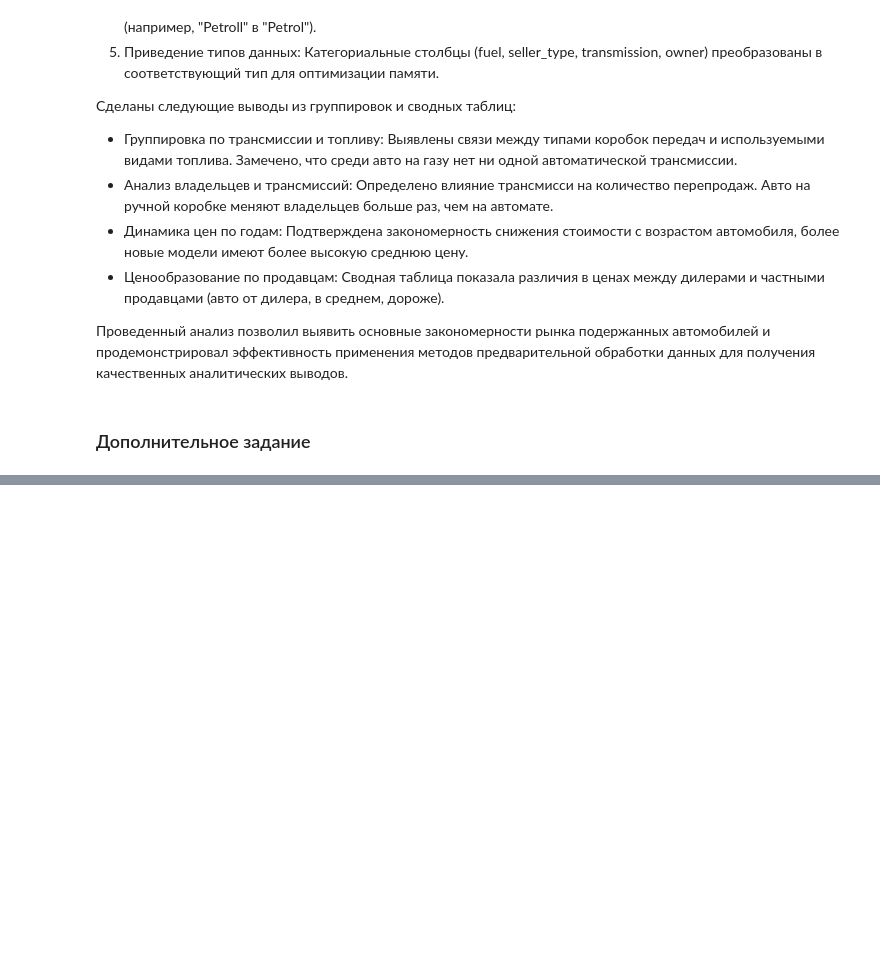
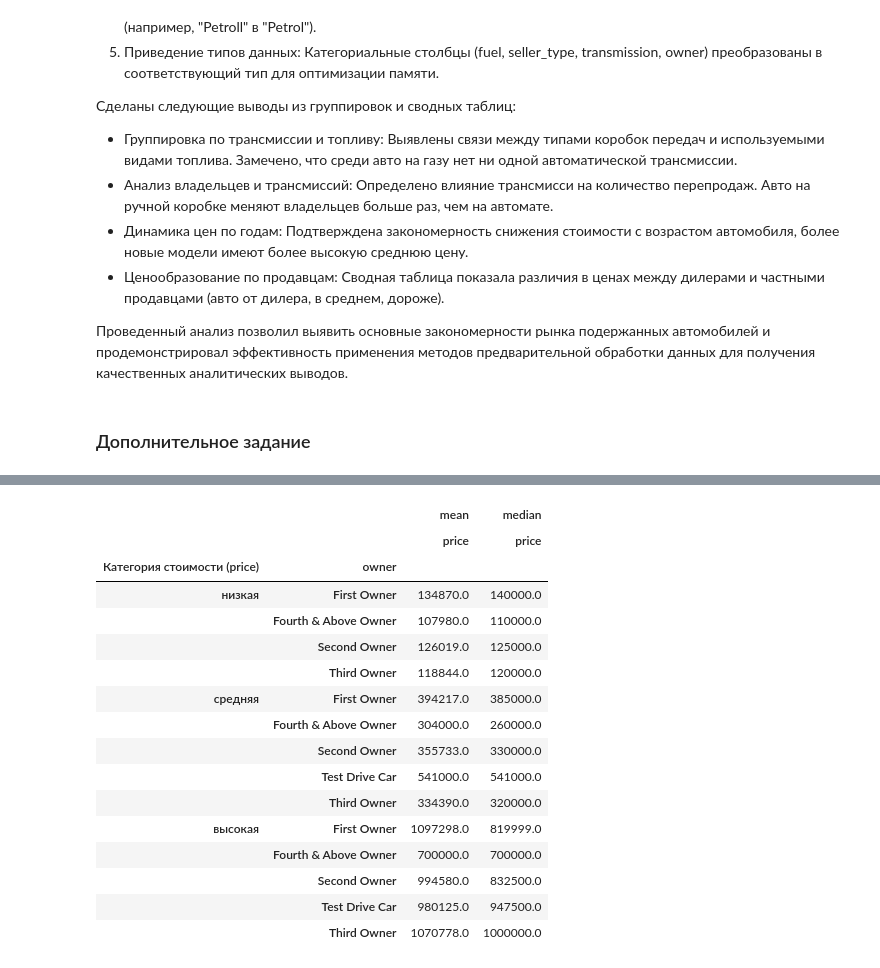
Before and after one commit to thatusualguy/DA-Intro, a Jupyter notebook: lab1/ЛР1_Рыбаков_9.ipynb, the cells around one changed output, grey strips where cells are left out. Saved outputs shown, nothing was run; the diff lists cells and outputs as text; code cells hidden in the pictures; blank space fills up the shorter version.

```diff
--- a/lab1/ЛР1_Рыбаков_9.ipynb
+++ b/lab1/ЛР1_Рыбаков_9.ipynb
@@ -446,0 +592,41 @@ df.pivot_table(index='seller_type', columns='owner', values='price', aggfunc='me
+# %%
+import numpy as np
+
+q_low, q_high = df["price"].quantile([1/4, 3/4])
+bins = [-np.inf, q_low, q_high, np.inf]
+labels = ["низкая", "средняя", "высокая"]
+
+df["Категория стоимости (price)"] = pd.cut(
+    df["price"],
+    bins=bins,
+    labels=labels,
+    include_lowest=True,
+    right=True,
+    ordered=True
+)
+
+pivot = df.pivot_table(
+    index=["Категория стоимости (price)", "owner"],
+    values="price",
+    aggfunc=["mean", "median"]
+).round(0)
+
+pivot
+# %% [output]
+|  |  | mean | median |
+|  |  | price | price |
+| Категория стоимости (price) | owner |  |  |
+| низкая | First Owner | 134870.0 | 140000.0 |
+|  | Fourth & Above Owner | 107980.0 | 110000.0 |
+|  | Second Owner | 126019.0 | 125000.0 |
+|  | Third Owner | 118844.0 | 120000.0 |
+| средняя | First Owner | 394217.0 | 385000.0 |
+|  | Fourth & Above Owner | 304000.0 | 260000.0 |
+|  | Second Owner | 355733.0 | 330000.0 |
+|  | Test Drive Car | 541000.0 | 541000.0 |
+|  | Third Owner | 334390.0 | 320000.0 |
+| высокая | First Owner | 1097298.0 | 819999.0 |
+|  | Fourth & Above Owner | 700000.0 | 700000.0 |
+|  | Second Owner | 994580.0 | 832500.0 |
+|  | Test Drive Car | 980125.0 | 947500.0 |
+|  | Third Owner | 1070778.0 | 1000000.0 |
```
Also changed, not shown: parts of 29 cells of this notebook.
